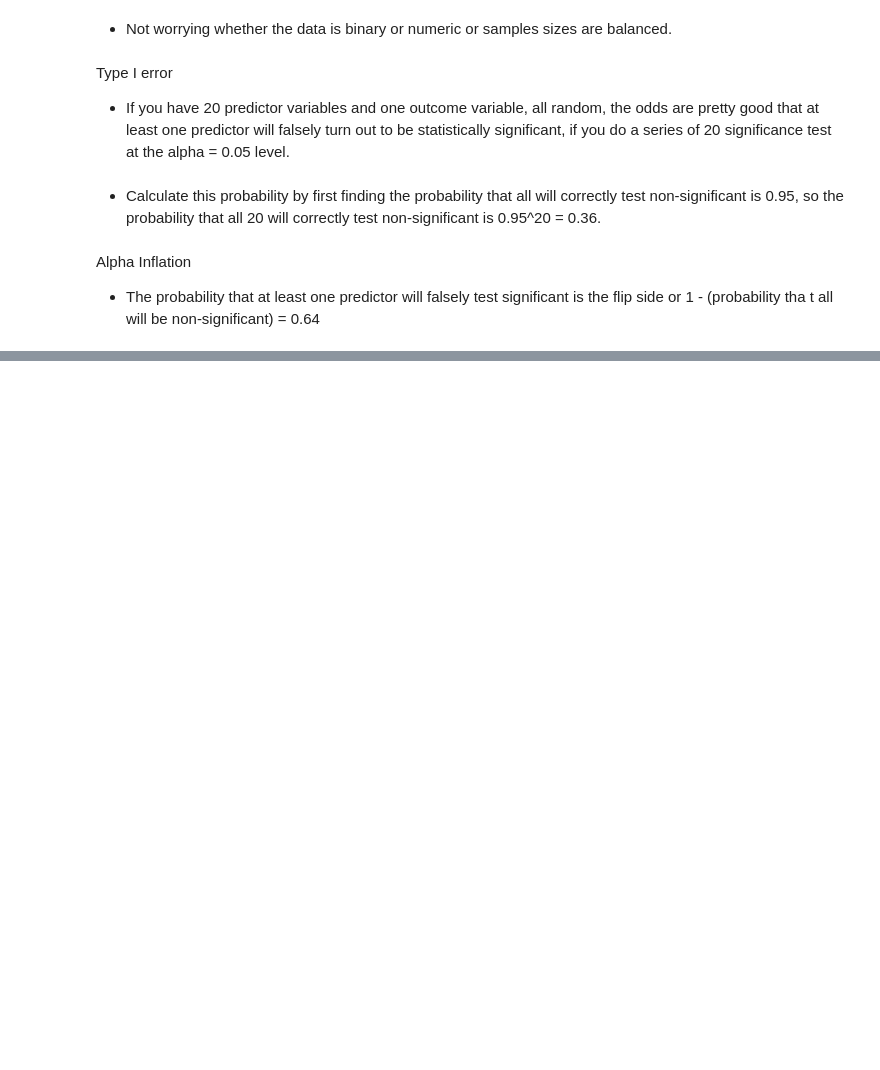
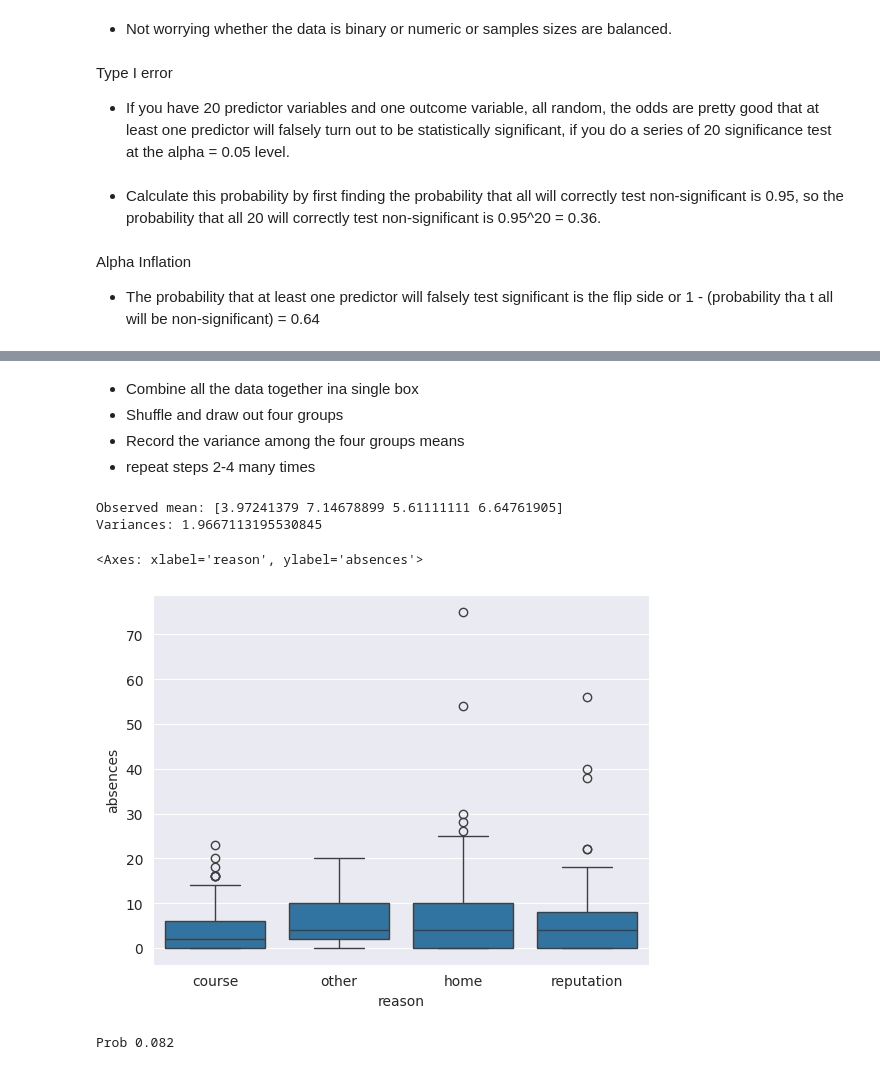
Before and after one commit to lucaspinheiro27/Statistics, a Jupyter notebook: Jupyter_notebooks/T-test.ipynb, the cells around one changed output, grey strips where cells are left out. Cells and saved outputs as stored; diff of their text form; code cells hidden in the pictures; blank space fills up the shorter version.

```diff
--- a/Jupyter_notebooks/T-test.ipynb
+++ b/Jupyter_notebooks/T-test.ipynb
@@ -83,0 +138,3 @@ Fitting to the noise
+# %%
+df = pd.DataFrame(ac, columns=['reason', 'absences'])
+df
@@ -83,0 +155,17 @@ Fitting to the noise
+# %% [markdown]
+* Combine all the data together ina single box
+* Shuffle and draw out four groups
+* Record the variance among the four groups means
+* repeat steps 2-4 many times
+# %%
+observed_variance = df.groupby(['reason']).mean().var()['absences']
+print('Observed mean:', df.groupby(['reason']).mean().values.ravel())
+print('Variances:', observed_variance)
+# %% [output]
+Observed mean: [3.97241379 7.14678899 5.61111111 6.64761905]
+Variances: 1.9667113195530845
+# %%
+sns.boxplot(data=df, x='reason', y='absences')
+# %% [output]
+<Axes: xlabel='reason', ylabel='absences'>
+[figure, added]
@@ -83,0 +177,5 @@ Fitting to the noise
+# %%
+perm_variance = [perm_test(df) for _ in range(3000)]
+print('Prob', np.mean([var > observed_variance for var in perm_variance]))
+# %% [output]
+Prob 0.082
```
Also changed, not shown: parts of 21 cells of this notebook.
